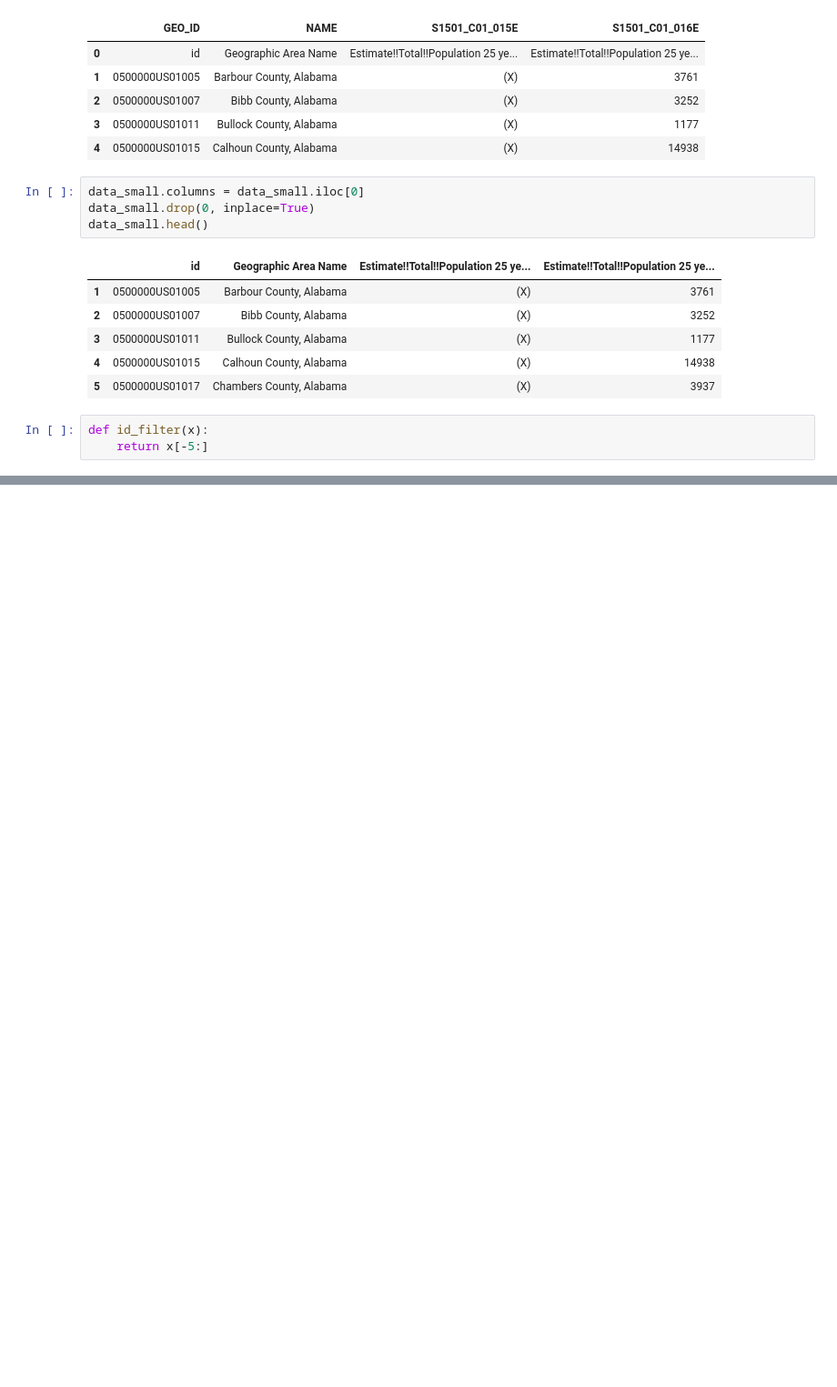
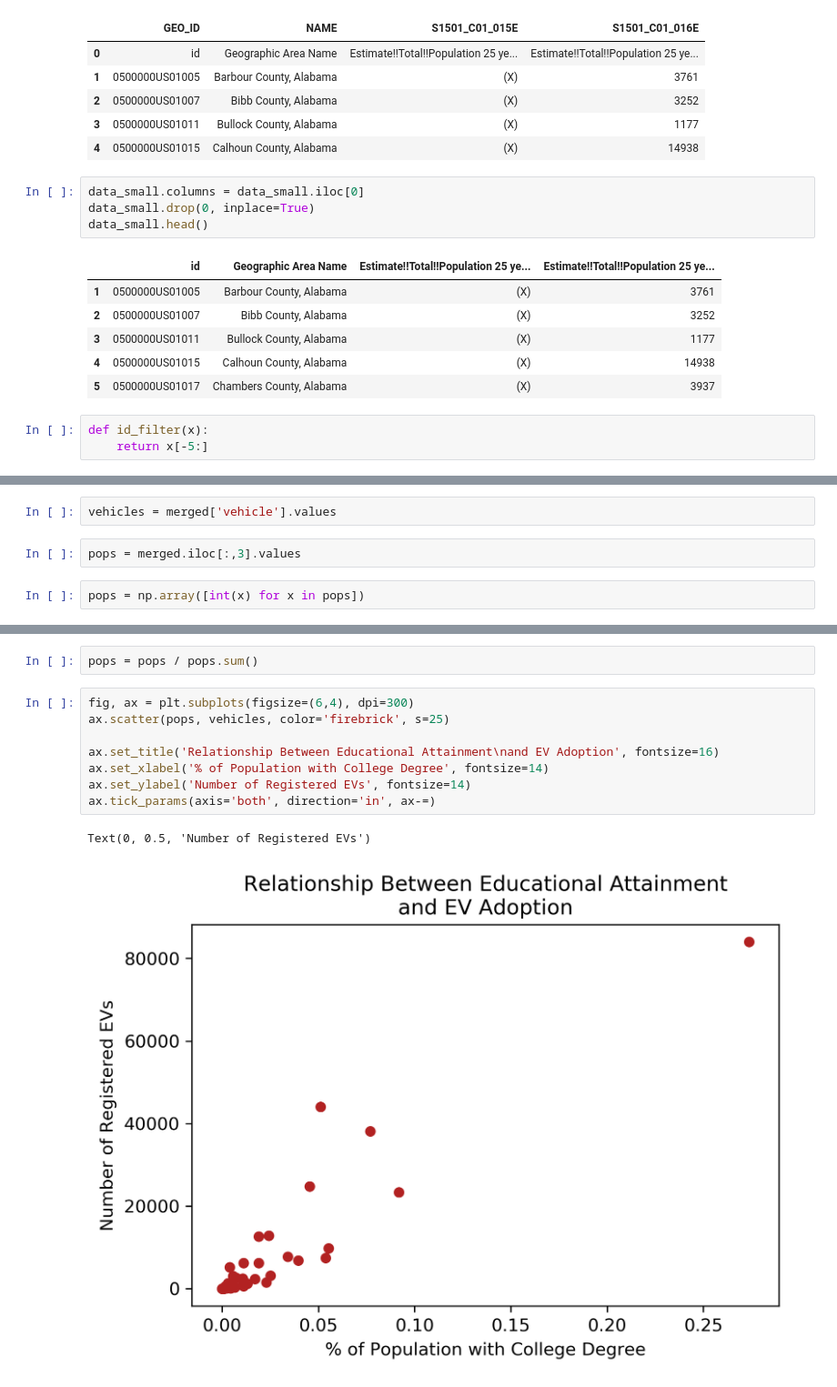
Before and after one commit to samaygarg/evprediction, a Jupyter notebook: proposal_vis.ipynb, the cells around one changed output, grey strips where cells are left out. Shown at 91% size. Saved outputs shown, nothing was run; the diff lists cells and outputs as text; blank space fills up the shorter version.

Commit message:
updated proposal notebook and added figure

```diff
--- a/proposal_vis.ipynb
+++ b/proposal_vis.ipynb
@@ -178,0 +245,6 @@ data_small['id'] = data_small.
+# %%
+vehicles = merged['vehicle'].values
+# %%
+pops = merged.iloc[:,3].values
+# %%
+pops = np.array([int(x) for x in pops])
@@ -178,0 +263,13 @@ data_small['id'] = data_small.
+# %%
+pops = pops / pops.sum()
+# %%
+fig, ax = plt.subplots(figsize=(6,4), dpi=300)
+ax.scatter(pops, vehicles, color='firebrick', s=25)
+
+ax.set_title('Relationship Between Educational Attainment\nand EV Adoption', fontsize=16)
+ax.set_xlabel('% of Population with College Degree', fontsize=14)
+ax.set_ylabel('Number of Registered EVs', fontsize=14)
+ax.tick_params(axis='both', direction='in', ax-=)
+# %% [output]
+Text(0, 0.5, 'Number of Registered EVs')
+[figure, added]
```
Also changed, not shown: parts of 12 cells of this notebook, 1 other file.
